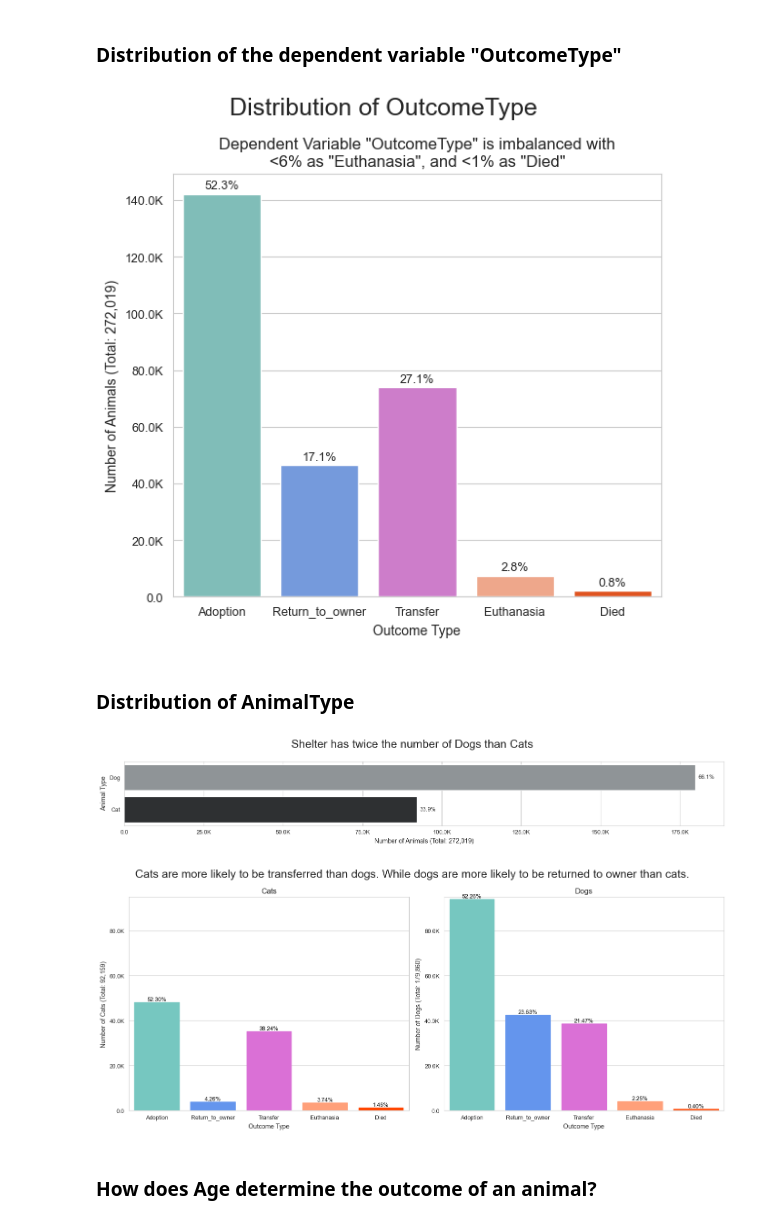
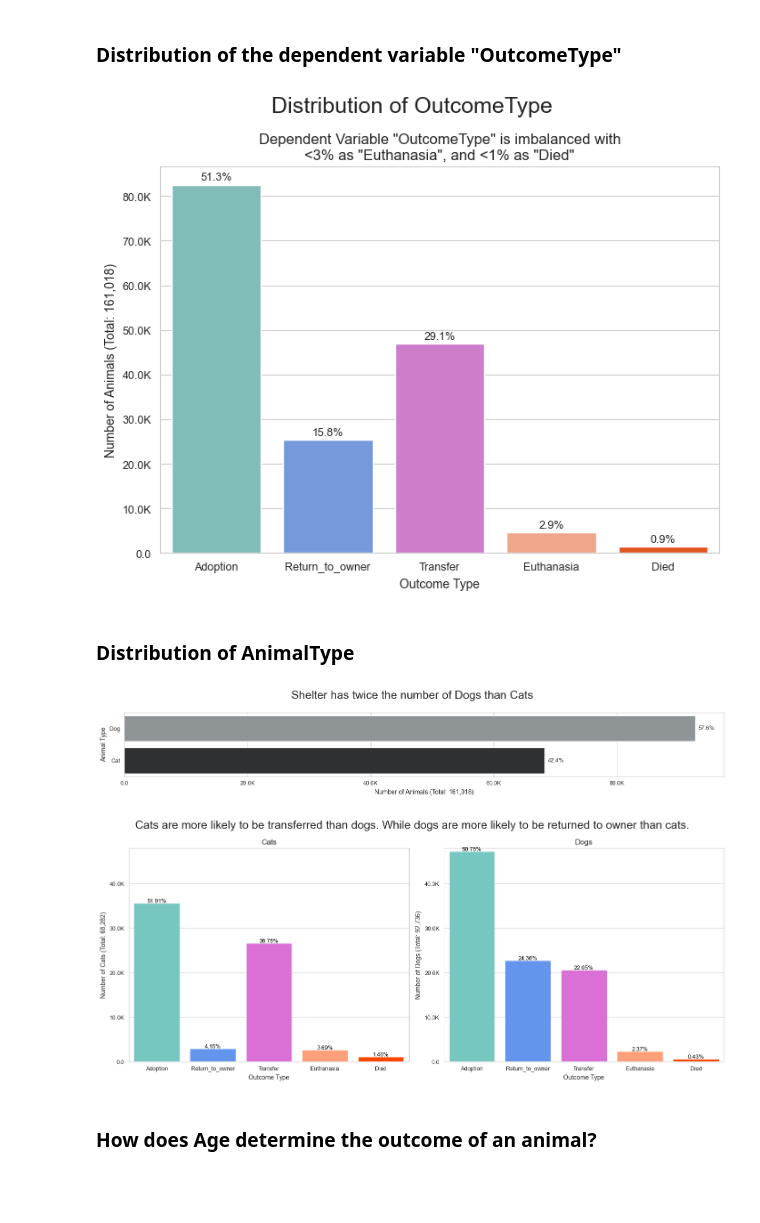
Before and after one commit to sandeepsanyal/Shelter-Animal-Outcomes, a Jupyter notebook: notebooks/exploratory_analysis.ipynb, the cells around one changed output. Saved outputs shown, nothing was run; the diff lists cells and outputs as text; code cells hidden in the pictures; blank space fills up the shorter version.

```diff
--- a/notebooks/exploratory_analysis.ipynb
+++ b/notebooks/exploratory_analysis.ipynb
@@ -19,13 +20,13 @@ import data_processing, viz
 # %%
+AnimalID=r"AnimalID"
+
 # Load and process the dataset
-processed_df = data_processing.process_data(
+processed_df, animal_data, breed, breed_mix, coat_color, coat_patterns = data_processing.process_data(
     home_dir=home_dir,
     data_file=r"Austin_Animal_Center_Outcomes_20250318",
-    AnimalID=r"AnimalID",
+    AnimalID=AnimalID,
     dep_var=r"OutcomeType"
 )
-
-AnimalID=r"AnimalID"
 
 # Display the few rows of the dataset
 processed_df.loc[
@@ -49,16 +49,16 @@ processed_df.loc[
 # %% [markdown]
 ### Distribution of the dependent variable "OutcomeType"
 # %%
-viz.viz_outcometype(home_dir=home_dir, processed_df=processed_df)
+viz.viz_outcometype(home_dir=home_dir, processed_df=animal_data)
 # %% [output]
-[figure, old version]
+[figure, new version]
 # %% [markdown]
 ### Distribution of AnimalType
 # %%
-viz.viz_animal_type(home_dir=home_dir, processed_df=processed_df)
+viz.viz_animal_type(home_dir=home_dir, processed_df=animal_data)
 # %% [output]
-[figure, old version]
+[figure, new version]
-[figure, old version]
+[figure, new version]
 # %% [markdown]
 ### How does Age determine the outcome of an animal?
 # %%
```
Also changed, not shown: parts of 14 cells of this notebook, 4 other files.
